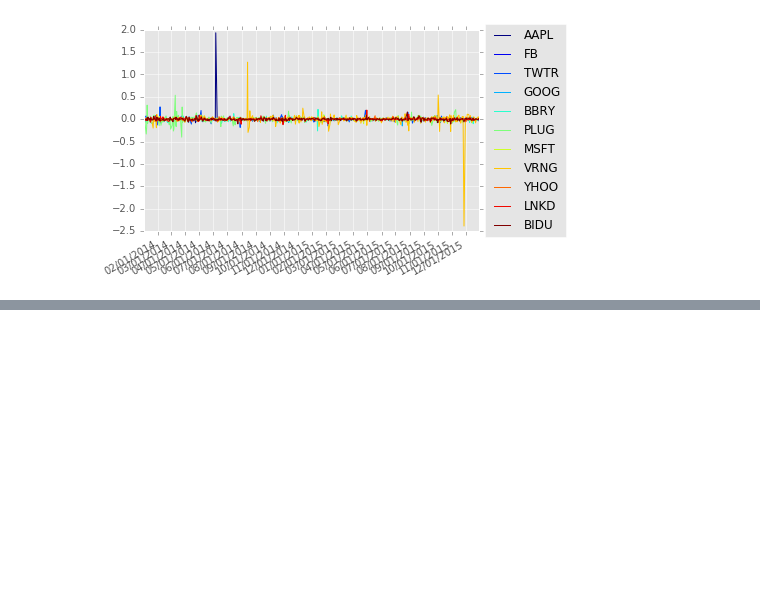
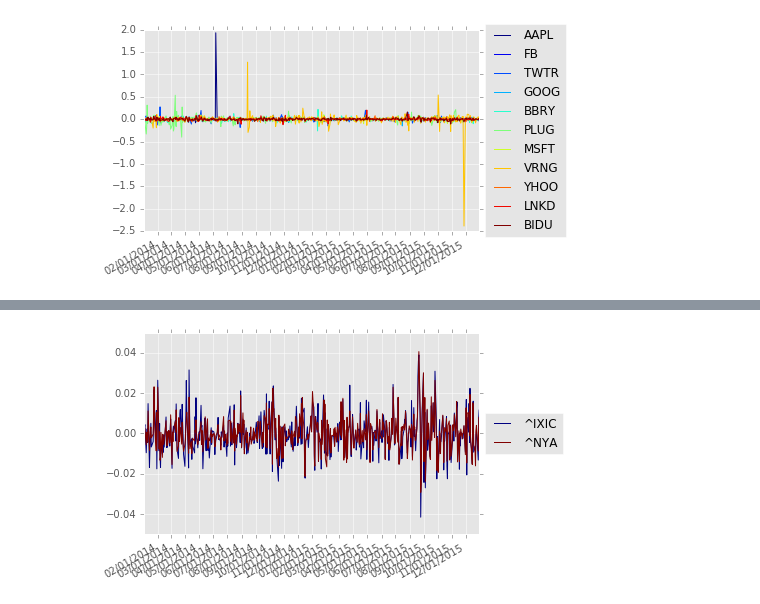
Before and after one commit to densekernel/sentisignal, a Jupyter notebook: Top30FinancePlot.ipynb, the cells around one changed output, grey strips where cells are left out. Saved outputs shown, nothing was run; the diff lists cells and outputs as text; code cells hidden in the pictures; blank space fills up the shorter version.

```diff
--- a/Top30FinancePlot.ipynb
+++ b/Top30FinancePlot.ipynb
@@ -107,0 +130,4 @@ plot_log_returns(tech)
+# %%
+plot_log_returns(exch)
+# %% [output]
+[figure, added]
```
Also changed, not shown: parts of 7 cells of this notebook.
